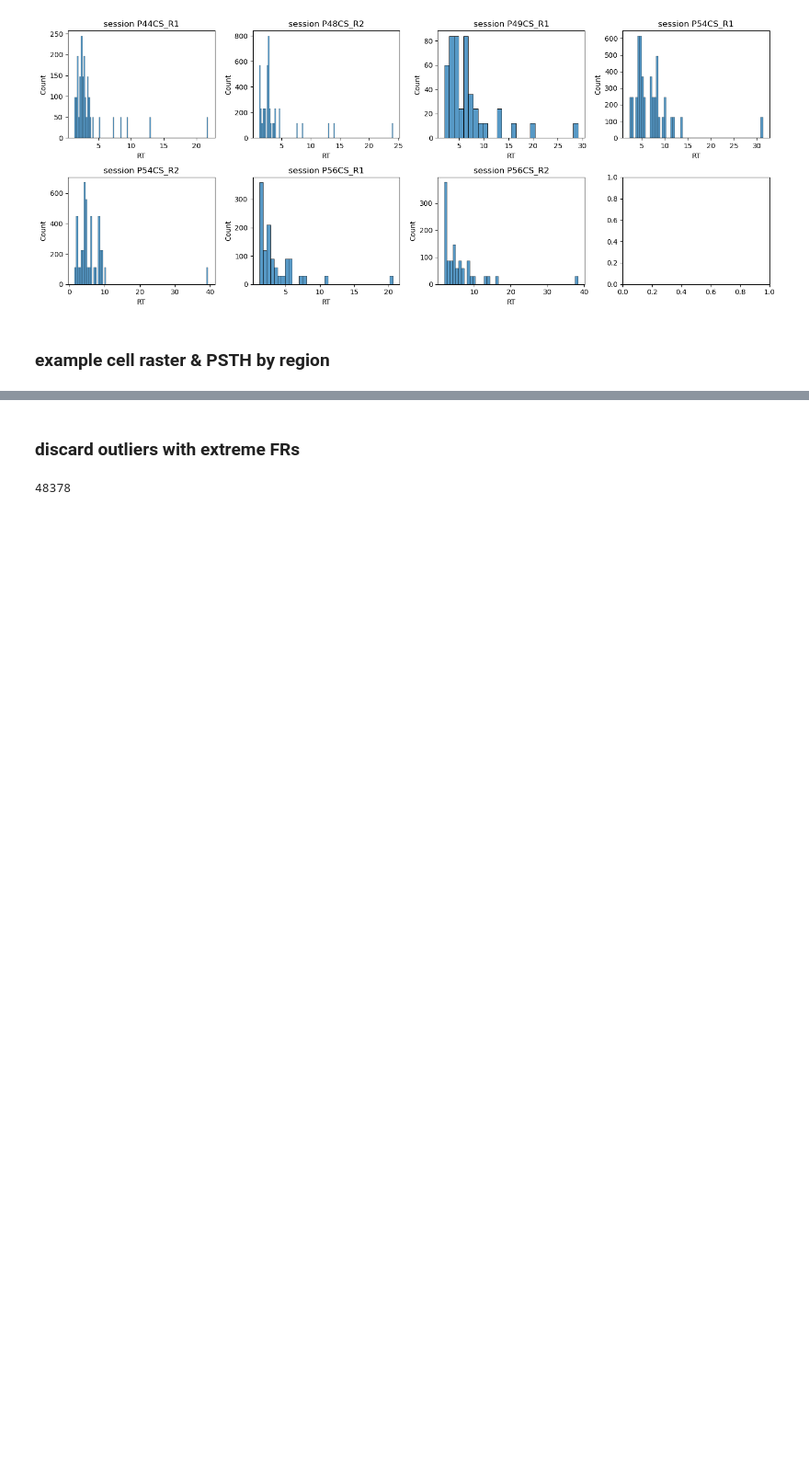
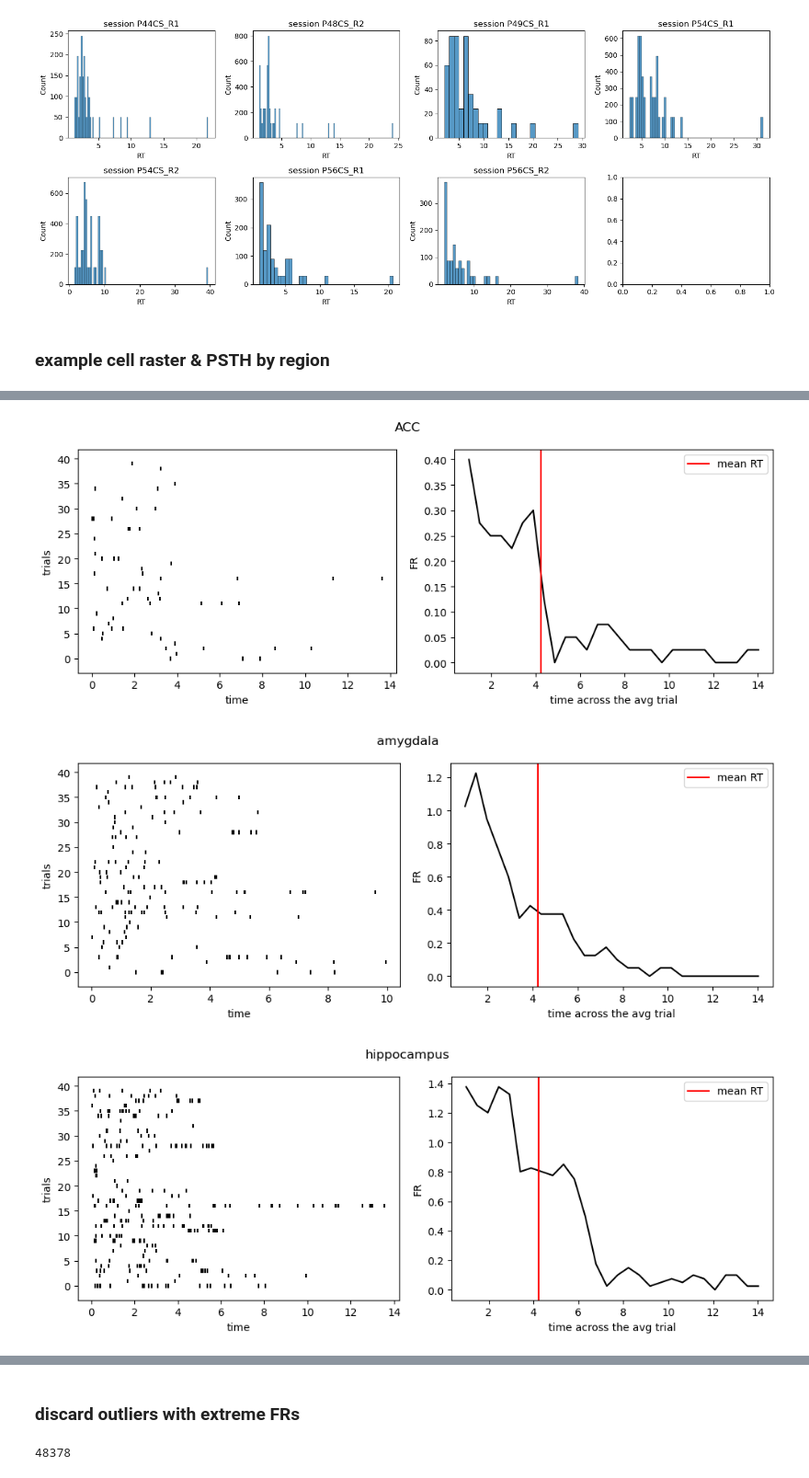
Before and after one commit to NuttidaLab/movie_analysis, a Jupyter notebook: recognition_analyses.ipynb, the cells around one changed output, grey strips where cells are left out. Shown at 92% size. Cells and saved outputs as stored; diff of their text form; code cells hidden in the pictures; blank space fills up the shorter version.

```diff
--- a/recognition_analyses.ipynb
+++ b/recognition_analyses.ipynb
@@ -132,0 +126,56 @@ for region, region_df in df_recognition.groupby('region'):
+# %%
+sess_num = 0
+
+for session, session_df in df_recognition.groupby('sess'):
+
+
+    # if this session does not have recordings from all 5 regions, continue to next session
+    if not len(np.unique(session_df['region'])) == 5:
+        continue
+
+    sess_num += 1
+    if sess_num < 1: # can be used to pick specific session
+        continue
+
+    for region, region_df in session_df.groupby('region'):
+
+        neuron_num = 0
+
+        fig, ax = plt.subplots(1, 2, figsize=(10, 4))
+        fig.suptitle(region)
+
+        for neuron, neuron_df in region_df.groupby('neuron'):
+
+            neuron_num += 1
+            if neuron_num < 1: # can be used to pick specific neuron
+                continue
+
+            # RASTER
+
+            ax[0].eventplot(neuron_df['trial_aligned_spikes'], linelengths=0.8, color='black')
+            ax[0].set_ylabel('trials')
+            ax[0].set_xlabel('time')
+
+
+            # SMOOTHED FR
+
+            num_bins = len(neuron_df['trial_smooth_spikes'].iloc[0])
+            x_time_points = np.linspace(1, np.max(neuron_df['RT']), num_bins)
+
+            ax[1].plot(x_time_points, np.mean(neuron_df['trial_smooth_spikes'], axis=0), color='black')
+            ax[1].axvline(np.mean(neuron_df['RT']), color='red', label='mean RT')
+
+            ax[1].set_ylabel('FR')
+            ax[1].set_xlabel('time across the avg trial')
+
+            break
+
+        plt.legend()
+        plt.tight_layout()
+        plt.show()
+
+    break
+# %% [output]
+[figure, added]
+[figure, added]
+[figure, added]
```
Also changed, not shown: parts of 3 cells of this notebook, 5 other files.
